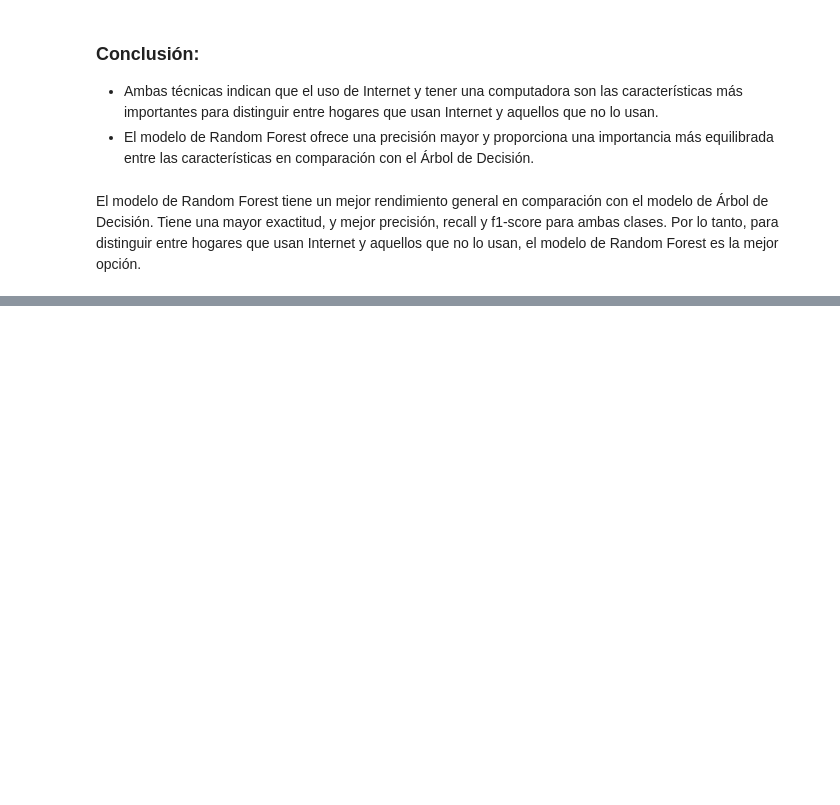
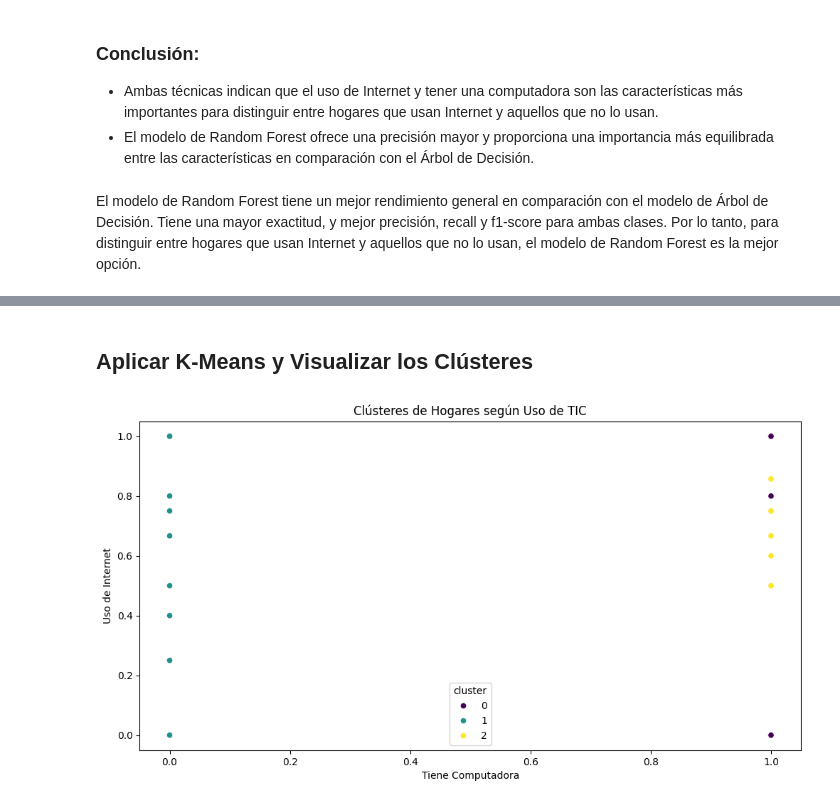
Before and after one commit to ziodoxe/acceso_a_internet, a Jupyter notebook: notebooks/acceso_a_internet copy.ipynb, the cells around one changed output, grey strips where cells are left out. Saved outputs shown, nothing was run; the diff lists cells and outputs as text; code cells hidden in the pictures; blank space fills up the shorter version.

```diff
--- a/notebooks/acceso_a_internet copy.ipynb
+++ b/notebooks/acceso_a_internet copy.ipynb
@@ -354,0 +380,14 @@ El modelo de Random Forest tiene un mejor rendimiento general en comparación co
+# %% [markdown]
+## Aplicar K-Means y Visualizar los Clústeres
+# %%
+kmeans = KMeans(n_clusters=3, random_state=42)
+data_group_vivienda['cluster'] = kmeans.fit_predict(X)
+
+plt.figure(figsize=(12, 6))
+sns.scatterplot(data=data_group_vivienda, x='tiene_computadora', y='uso_internet', hue='cluster', palette='viridis')
+plt.title('Clústeres de Hogares según Uso de TIC')
+plt.xlabel('Tiene Computadora')
+plt.ylabel('Uso de Internet')
+plt.show()
+# %% [output]
+[figure, added]
```
Also changed, not shown: parts of 6 cells of this notebook.
